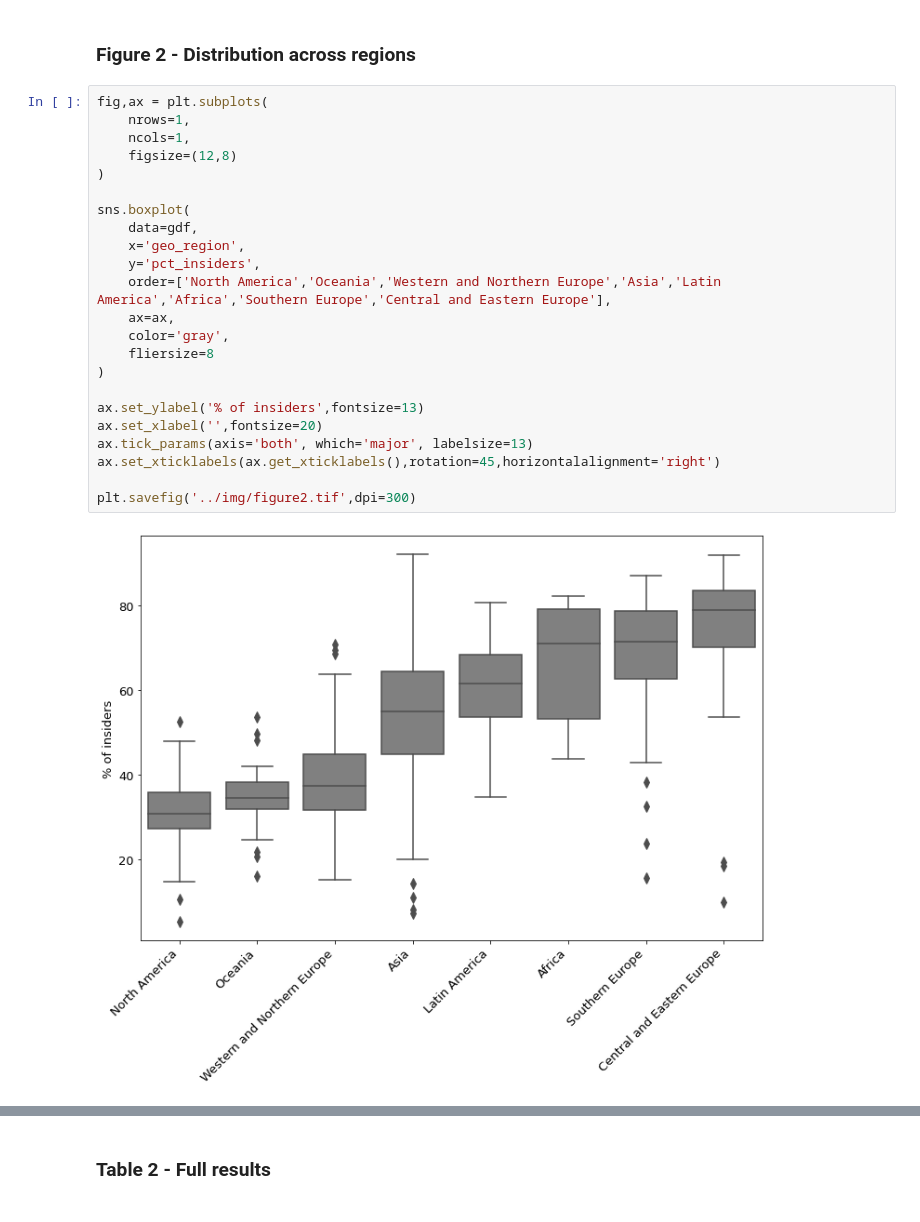
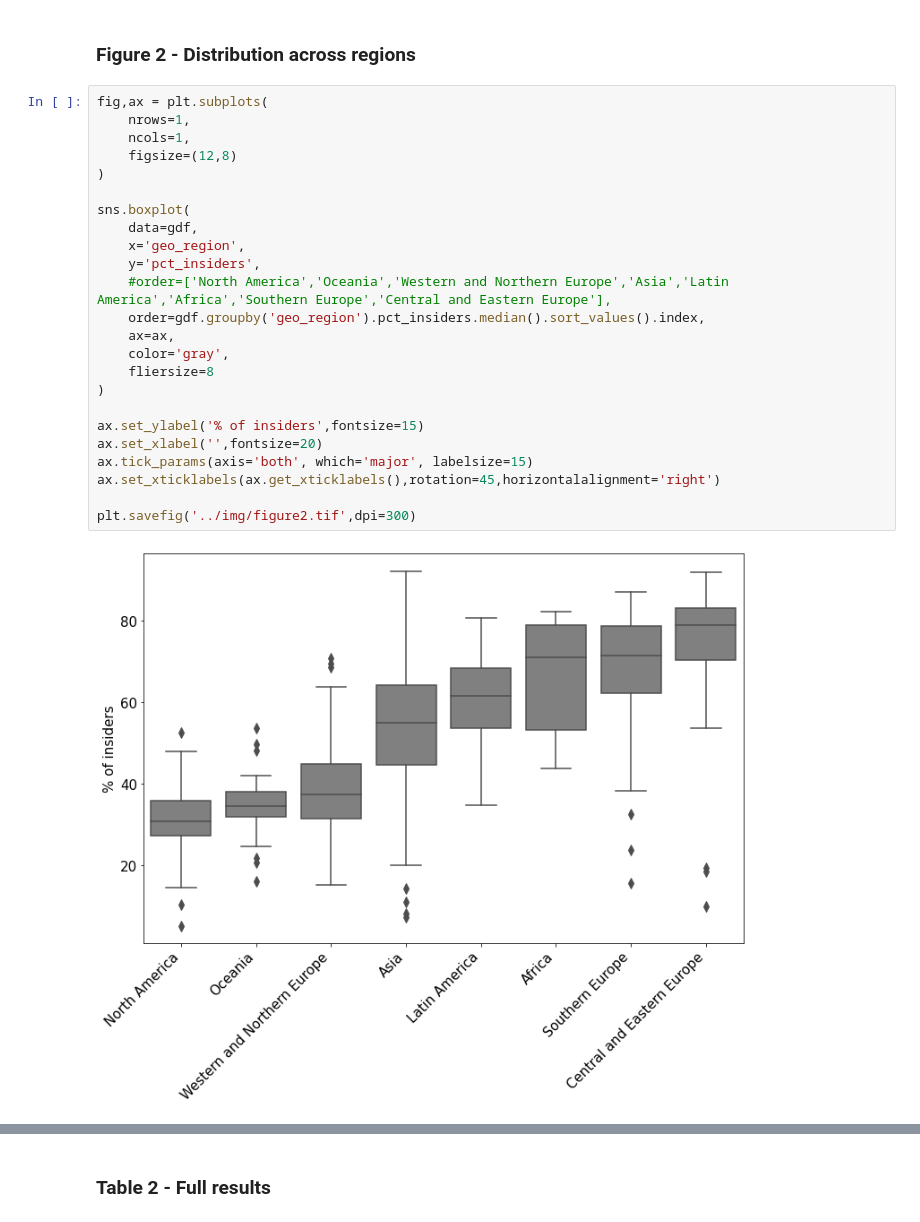
Before and after one commit to vitekzkytek/ResearchersInstitutionalMobility, a Jupyter notebook: code/04_Figures_Tables.ipynb, the cells around one changed output, grey strips where cells are left out. Saved outputs shown, nothing was run; the diff lists cells and outputs as text.

```diff
--- a/code/04_Figures_Tables.ipynb
+++ b/code/04_Figures_Tables.ipynb
@@ -93,27 +95,28 @@ plt.savefig('../img/figure1.tif',dpi=300)
 # %%
 fig,ax = plt.subplots(
     nrows=1,
     ncols=1,
     figsize=(12,8)
 )
 
 sns.boxplot(
     data=gdf,
     x='geo_region',
     y='pct_insiders',
-    order=['North America','Oceania','Western and Northern Europe','Asia','Latin America','Africa','Southern Europe','Central and Eastern Europe'],
+    #order=['North America','Oceania','Western and Northern Europe','Asia','Latin America','Africa','Southern Europe','Central and Eastern Europe'],
+    order=gdf.groupby('geo_region').pct_insiders.median().sort_values().index,
     ax=ax,
     color='gray',
     fliersize=8
 )
 
-ax.set_ylabel('% of insiders',fontsize=13)
+ax.set_ylabel('% of insiders',fontsize=15)
 ax.set_xlabel('',fontsize=20)
-ax.tick_params(axis='both', which='major', labelsize=13)
+ax.tick_params(axis='both', which='major', labelsize=15)
 ax.set_xticklabels(ax.get_xticklabels(),rotation=45,horizontalalignment='right')
 
 plt.savefig('../img/figure2.tif',dpi=300)
 # %% [output]
-[figure, old version]
+[figure, new version]
 # %% [markdown]
 ### Figure 3 - Distribution across countries
```
Also changed, not shown: parts of 14 cells of this notebook, 1 other file.
